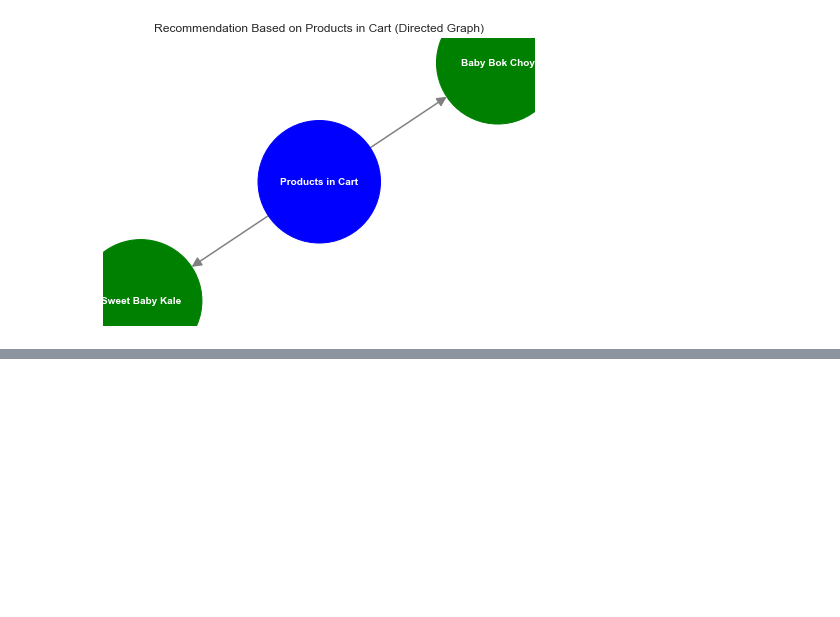
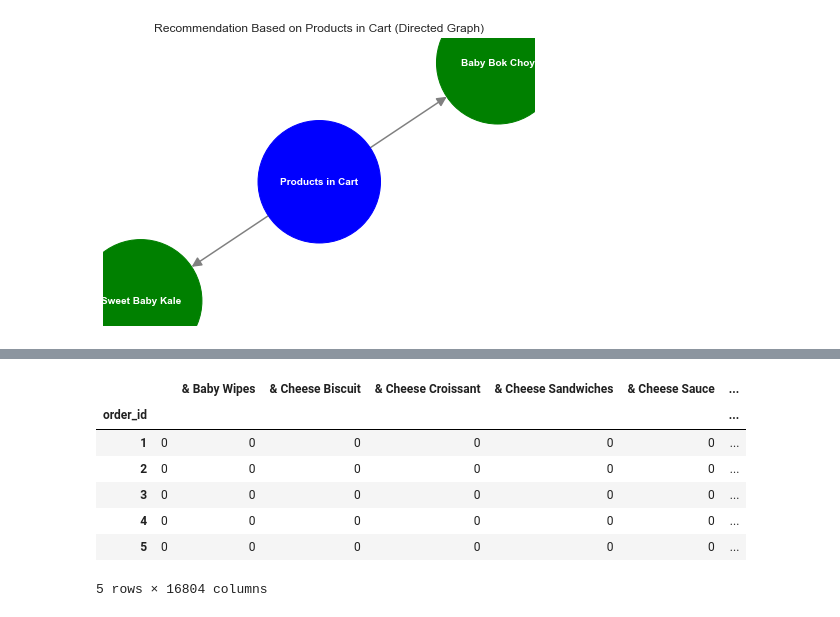
Before and after one commit to SandeepBatta/Association-Rule-Mining, a Jupyter notebook: final_project_1.ipynb, the cells around one changed output, grey strips where cells are left out. Cells and saved outputs as stored; diff of their text form; code cells hidden in the pictures; blank space fills up the shorter version.

```diff
--- a/final_project_1.ipynb
+++ b/final_project_1.ipynb
@@ -341,0 +348,3 @@ if not recommended:
+# %%
+order_details = pd.DataFrame(order_products_df)
+order_details.head()
@@ -341,0 +358,3 @@ if not recommended:
+# %%
+order_details['product_name'] = order_details['product_name'].apply(lambda products: [product.strip() for product in products])
+order_details.head()
@@ -341,0 +368,14 @@ if not recommended:
+# %%
+mlb = MultiLabelBinarizer()
+user_item_matrix = pd.DataFrame(mlb.fit_transform(order_details['product_name']), columns=mlb.classes_, index=order_details['order_id'])
+# %%
+user_item_matrix.head()
+# %% [output]
+|  |  | & Baby Wipes | & Cheese Biscuit | & Cheese Croissant | & Cheese Sandwiches | & Cheese Sauce | ... |
+| order_id |  |  |  |  |  |  | ... |
+| 1 | 0 | 0 | 0 | 0 | 0 | 0 | ... |
+| 2 | 0 | 0 | 0 | 0 | 0 | 0 | ... |
+| 3 | 0 | 0 | 0 | 0 | 0 | 0 | ... |
+| 4 | 0 | 0 | 0 | 0 | 0 | 0 | ... |
+| 5 | 0 | 0 | 0 | 0 | 0 | 0 | ... |
+5 rows × 16804 columns
```
Also changed, not shown: parts of 13 cells of this notebook.
